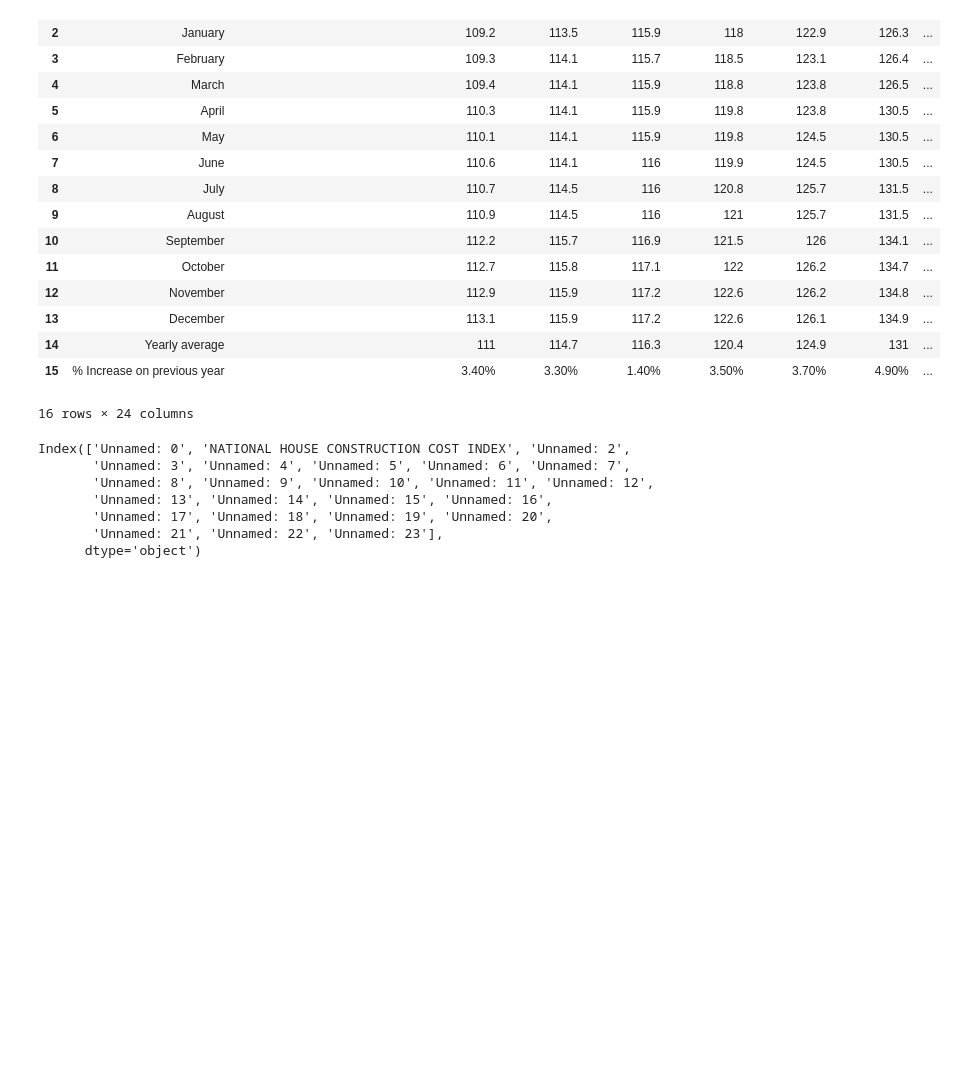
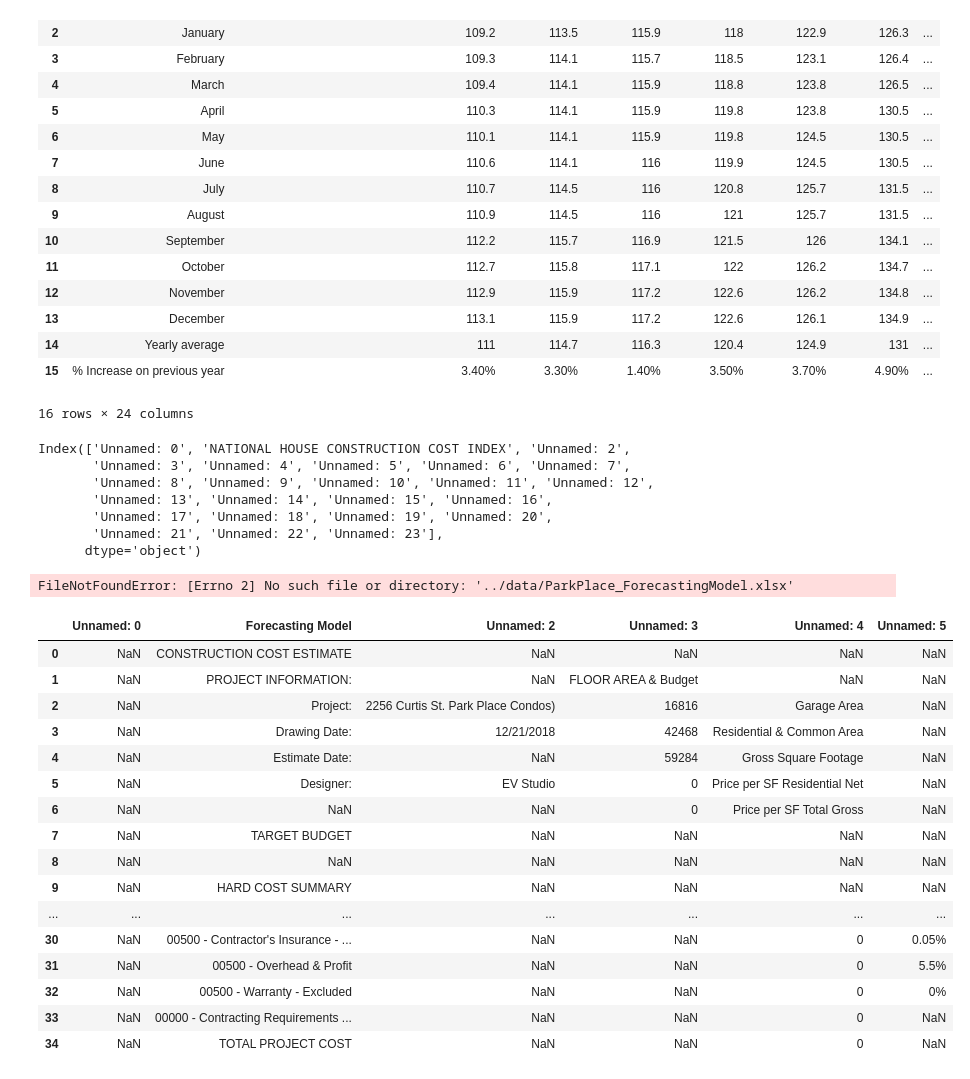
Before and after one commit to Jsiewierski11/Building-Costs-EDA, a Jupyter notebook: src/Data-Visualization.ipynb, the cells around one changed output. Cells and saved outputs as stored; diff of their text form; code cells hidden in the pictures; blank space fills up the shorter version.

Commit message:
Looking at spread sheets sent from Doug. Too many Nans, mights need to find a better way to convert to csv

```diff
--- a/src/Data-Visualization.ipynb
+++ b/src/Data-Visualization.ipynb
@@ -161,3 +163,29 @@ Index(['Unnamed: 0', 'NATIONAL HOUSE CONSTRUCTION COST INDEX', 'Unnamed: 2',
        'Unnamed: 17', 'Unnamed: 18', 'Unnamed: 19', 'Unnamed: 20',
        'Unnamed: 21', 'Unnamed: 22', 'Unnamed: 23'],
       dtype='object')
+# %%
+pp_df = pd.read_excel('../data/ParkPlace_ForecastingModel.xlsx', sheetname='Sheet1')
+pp_df.head(5)
+# %% [output]
+FileNotFoundError: [Errno 2] No such file or directory: '../data/ParkPlace_ForecastingModel.xlsx'
+# %%
+parkplace_df = pd.read_csv('../data/ParkPlace_Forecasting_Model.csv')
+parkplace_df
+# %% [output]
+|  | Unnamed: 0 | Forecasting Model | Unnamed: 2 | Unnamed: 3 | Unnamed: 4 | Unnamed: 5 |
+| 0 | NaN | CONSTRUCTION COST ESTIMATE | NaN | NaN | NaN | NaN |
+| 1 | NaN | PROJECT INFORMATION: | NaN | FLOOR AREA & Budget | NaN | NaN |
+| 2 | NaN | Project: | 2256 Curtis St. Park Place Condos) | 16816 | Garage Area | NaN |
+| 3 | NaN | Drawing Date: | 12/21/2018 | 42468 | Residential & Common Area | NaN |
+| 4 | NaN | Estimate Date: | NaN | 59284 | Gross Square Footage | NaN |
+| 5 | NaN | Designer: | EV Studio | 0 | Price per SF Residential Net | NaN |
+| 6 | NaN | NaN | NaN | 0 | Price per SF Total Gross | NaN |
+| 7 | NaN | TARGET BUDGET | NaN | NaN | NaN | NaN |
+| 8 | NaN | NaN | NaN | NaN | NaN | NaN |
+| 9 | NaN | HARD COST SUMMARY | NaN | NaN | NaN | NaN |
+| ... | ... | ... | ... | ... | ... | ... |
+| 30 | NaN | 00500 - Contractor's Insurance - ... | NaN | NaN | 0 | 0.05% |
+| 31 | NaN | 00500 - Overhead & Profit | NaN | NaN | 0 | 5.5% |
+| 32 | NaN | 00500 - Warranty - Excluded | NaN | NaN | 0 | 0% |
+| 33 | NaN | 00000 - Contracting Requirements ... | NaN | NaN | 0 | NaN |
+| 34 | NaN | TOTAL PROJECT COST | NaN | NaN | 0 | NaN |
```
Also changed, not shown: parts of 4 cells of this notebook, 8 other files.
